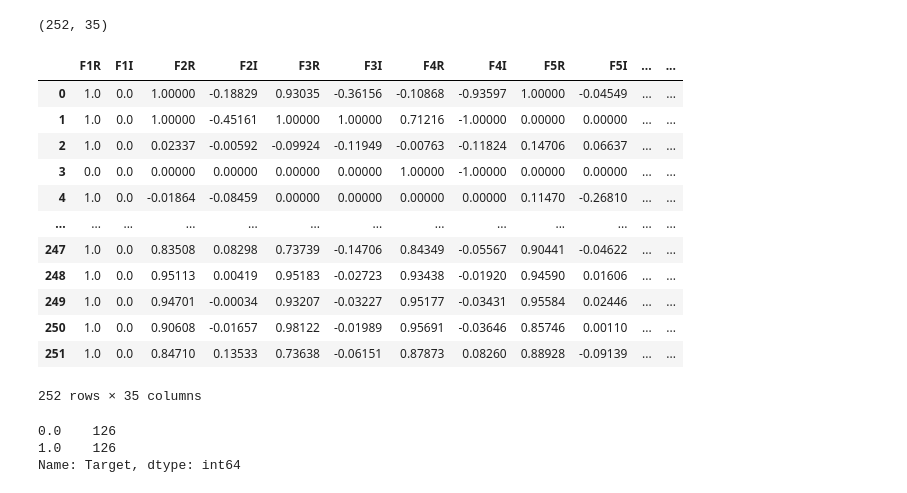
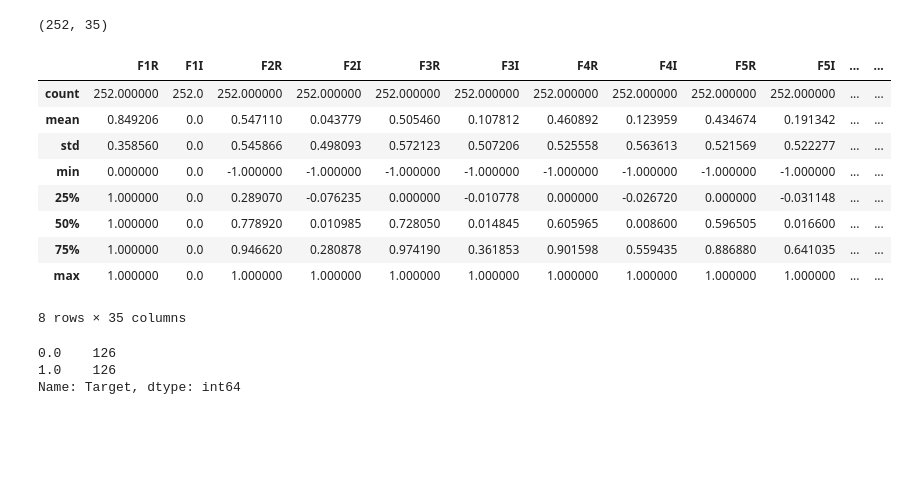
Before and after one commit to ffiza/aprendizaje-automatico-lamp, a Jupyter notebook: code/tp1.ipynb, the cells around one changed output. Saved outputs shown, nothing was run; the diff lists cells and outputs as text; code cells hidden in the pictures; blank space fills up the shorter version.

```diff
--- a/code/tp1.ipynb
+++ b/code/tp1.ipynb
@@ -26,6 +29,5 @@ config_plots()
 # %% [markdown]
 ## Data Acquisition
 # %%
-df = pd.read_csv('../data/ionosphere.data',
-                 header=None)
+df = pd.read_csv('../data/ionosphere.data', header=None)
 # %%
@@ -114,21 +119,18 @@ df_aux.shape
 # %% [output]
 (252, 35)
 # %%
-df_aux
+df_aux.describe()
 # %% [output]
 |  | F1R | F1I | F2R | F2I | F3R | F3I | F4R | F4I | F5R | F5I | ... | ... |
-| 0 | 1.0 | 0.0 | 1.00000 | -0.18829 | 0.93035 | -0.36156 | -0.10868 | -0.93597 | 1.00000 | -0.04549 | ... | ... |
-| 1 | 1.0 | 0.0 | 1.00000 | -0.45161 | 1.00000 | 1.00000 | 0.71216 | -1.00000 | 0.00000 | 0.00000 | ... | ... |
-| 2 | 1.0 | 0.0 | 0.02337 | -0.00592 | -0.09924 | -0.11949 | -0.00763 | -0.11824 | 0.14706 | 0.06637 | ... | ... |
-| 3 | 0.0 | 0.0 | 0.00000 | 0.00000 | 0.00000 | 0.00000 | 1.00000 | -1.00000 | 0.00000 | 0.00000 | ... | ... |
-| 4 | 1.0 | 0.0 | -0.01864 | -0.08459 | 0.00000 | 0.00000 | 0.00000 | 0.00000 | 0.11470 | -0.26810 | ... | ... |
-| ... | ... | ... | ... | ... | ... | ... | ... | ... | ... | ... | ... | ... |
-| 247 | 1.0 | 0.0 | 0.83508 | 0.08298 | 0.73739 | -0.14706 | 0.84349 | -0.05567 | 0.90441 | -0.04622 | ... | ... |
-| 248 | 1.0 | 0.0 | 0.95113 | 0.00419 | 0.95183 | -0.02723 | 0.93438 | -0.01920 | 0.94590 | 0.01606 | ... | ... |
-| 249 | 1.0 | 0.0 | 0.94701 | -0.00034 | 0.93207 | -0.03227 | 0.95177 | -0.03431 | 0.95584 | 0.02446 | ... | ... |
-| 250 | 1.0 | 0.0 | 0.90608 | -0.01657 | 0.98122 | -0.01989 | 0.95691 | -0.03646 | 0.85746 | 0.00110 | ... | ... |
-| 251 | 1.0 | 0.0 | 0.84710 | 0.13533 | 0.73638 | -0.06151 | 0.87873 | 0.08260 | 0.88928 | -0.09139 | ... | ... |
+| count | 252.000000 | 252.0 | 252.000000 | 252.000000 | 252.000000 | 252.000000 | 252.000000 | 252.000000 | 252.000000 | 252.000000 | ... | ... |
+| mean | 0.849206 | 0.0 | 0.547110 | 0.043779 | 0.505460 | 0.107812 | 0.460892 | 0.123959 | 0.434674 | 0.191342 | ... | ... |
+| std | 0.358560 | 0.0 | 0.545866 | 0.498093 | 0.572123 | 0.507206 | 0.525558 | 0.563613 | 0.521569 | 0.522277 | ... | ... |
+| min | 0.000000 | 0.0 | -1.000000 | -1.000000 | -1.000000 | -1.000000 | -1.000000 | -1.000000 | -1.000000 | -1.000000 | ... | ... |
+| 25% | 1.000000 | 0.0 | 0.289070 | -0.076235 | 0.000000 | -0.010778 | 0.000000 | -0.026720 | 0.000000 | -0.031148 | ... | ... |
+| 50% | 1.000000 | 0.0 | 0.778920 | 0.010985 | 0.728050 | 0.014845 | 0.605965 | 0.008600 | 0.596505 | 0.016600 | ... | ... |
+| 75% | 1.000000 | 0.0 | 0.946620 | 0.280878 | 0.974190 | 0.361853 | 0.901598 | 0.559435 | 0.886880 | 0.641035 | ... | ... |
+| max | 1.000000 | 0.0 | 1.000000 | 1.000000 | 1.000000 | 1.000000 | 1.000000 | 1.000000 | 1.000000 | 1.000000 | ... | ... |
-252 rows × 35 columns
+8 rows × 35 columns
 # %%
 data_balace = df_aux['Target'].value_counts()
 print(data_balace)
```
Also changed, not shown: parts of 24 cells of this notebook, 5 other files.
